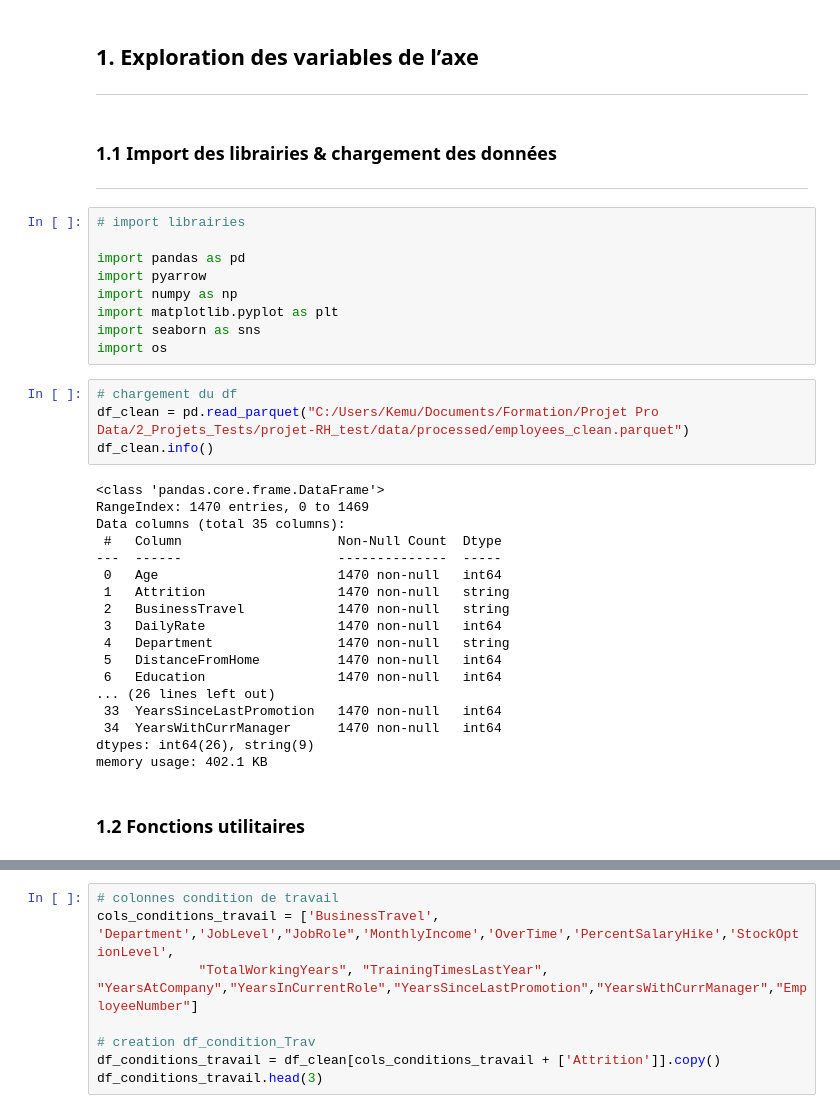
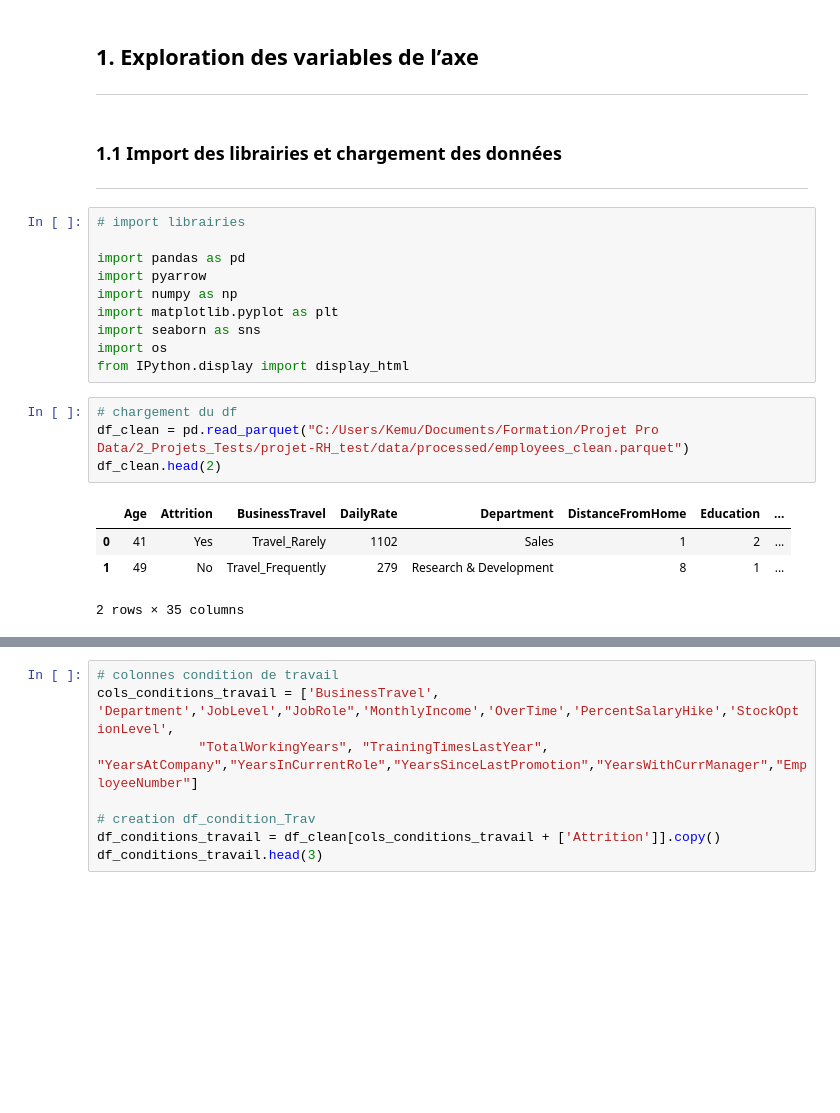
Before and after one commit to Kemuri15/employee-attrition-analysis, a Jupyter notebook: notebooks/04_axe_2_conditions_travail.ipynb, the cells around one changed output, grey strips where cells are left out. Drawn from its saved outputs; the diff is of its cells as text; blank space fills up the shorter version.

```diff
--- a/notebooks/04_axe_2_conditions_travail.ipynb
+++ b/notebooks/04_axe_2_conditions_travail.ipynb
@@ -14,7 +14,7 @@ Ce notebook a pour objectif :
 ## 1. Exploration des variables de l’axe
 ---
 # %% [markdown]
-### 1.1 Import des librairies & chargement des données
+### 1.1 Import des librairies et chargement des données
 ---
 # %%
 # import librairies
@@ -25,27 +25,13 @@ import numpy as np
 import matplotlib.pyplot as plt
 import seaborn as sns
 import os
+from IPython.display import display_html
 # %%
 # chargement du df
 df_clean = pd.read_parquet("C:/Users/Kemu/Documents/Formation/Projet Pro Data/2_Projets_Tests/projet-RH_test/data/processed/employees_clean.parquet")
-df_clean.info()
+df_clean.head(2)
 # %% [output]
+|  | Age | Attrition | BusinessTravel | DailyRate | Department | DistanceFromHome | Education | ... |
+| 0 | 41 | Yes | Travel_Rarely | 1102 | Sales | 1 | 2 | ... |
+| 1 | 49 | No | Travel_Frequently | 279 | Research & Development | 8 | 1 | ... |
-<class 'pandas.core.frame.DataFrame'>
-RangeIndex: 1470 entries, 0 to 1469
-Data columns (total 35 columns):
- #   Column                    Non-Null Count  Dtype
----  ------                    --------------  -----
- 0   Age                       1470 non-null   int64
- 1   Attrition                 1470 non-null   string
- 2   BusinessTravel            1470 non-null   string
- 3   DailyRate                 1470 non-null   int64
- 4   Department                1470 non-null   string
- 5   DistanceFromHome          1470 non-null   int64
- 6   Education                 1470 non-null   int64
-... (26 lines left out)
- 33  YearsSinceLastPromotion   1470 non-null   int64
- 34  YearsWithCurrManager      1470 non-null   int64
-dtypes: int64(26), string(9)
-memory usage: 402.1 KB
+2 rows × 35 columns
-# %% [markdown]
-### 1.2 Fonctions utilitaires
```
Also changed, not shown: parts of 23 cells of this notebook, 5 other files.
